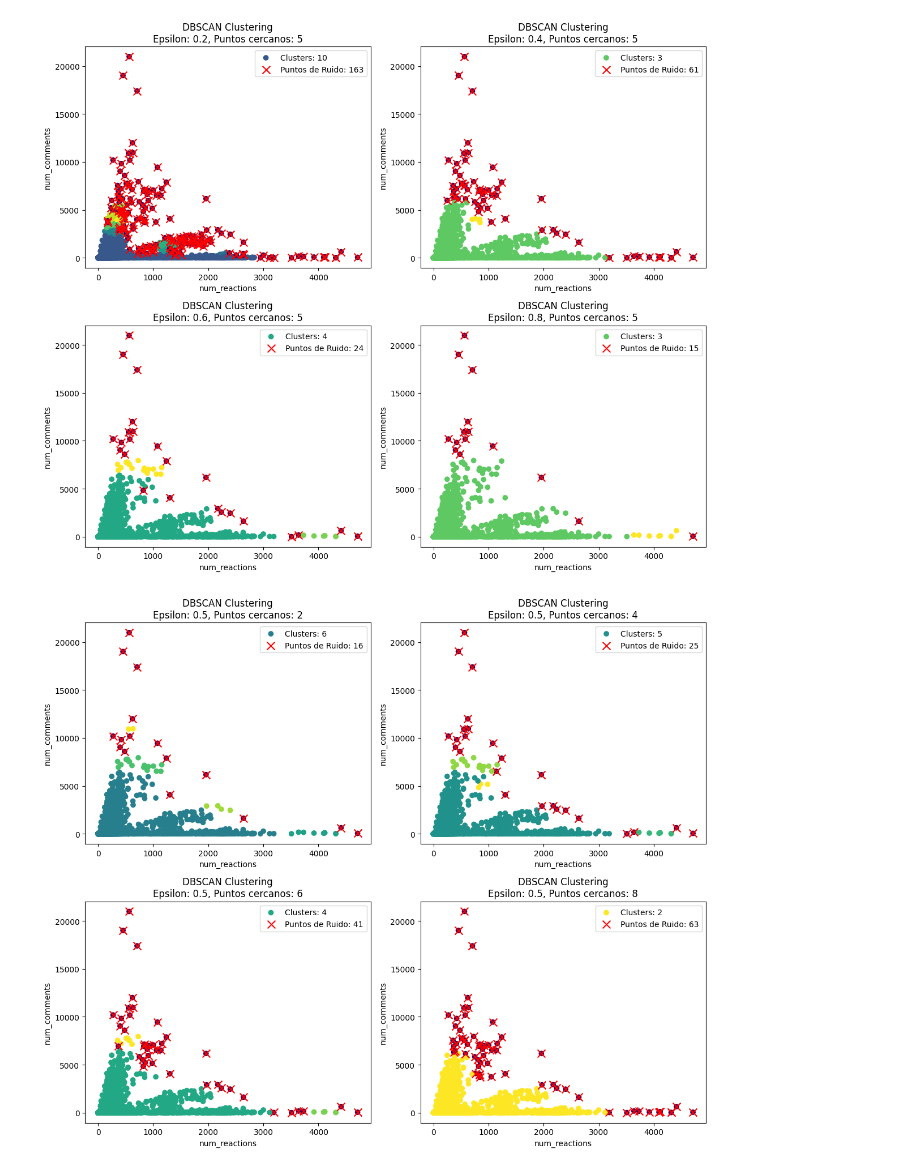
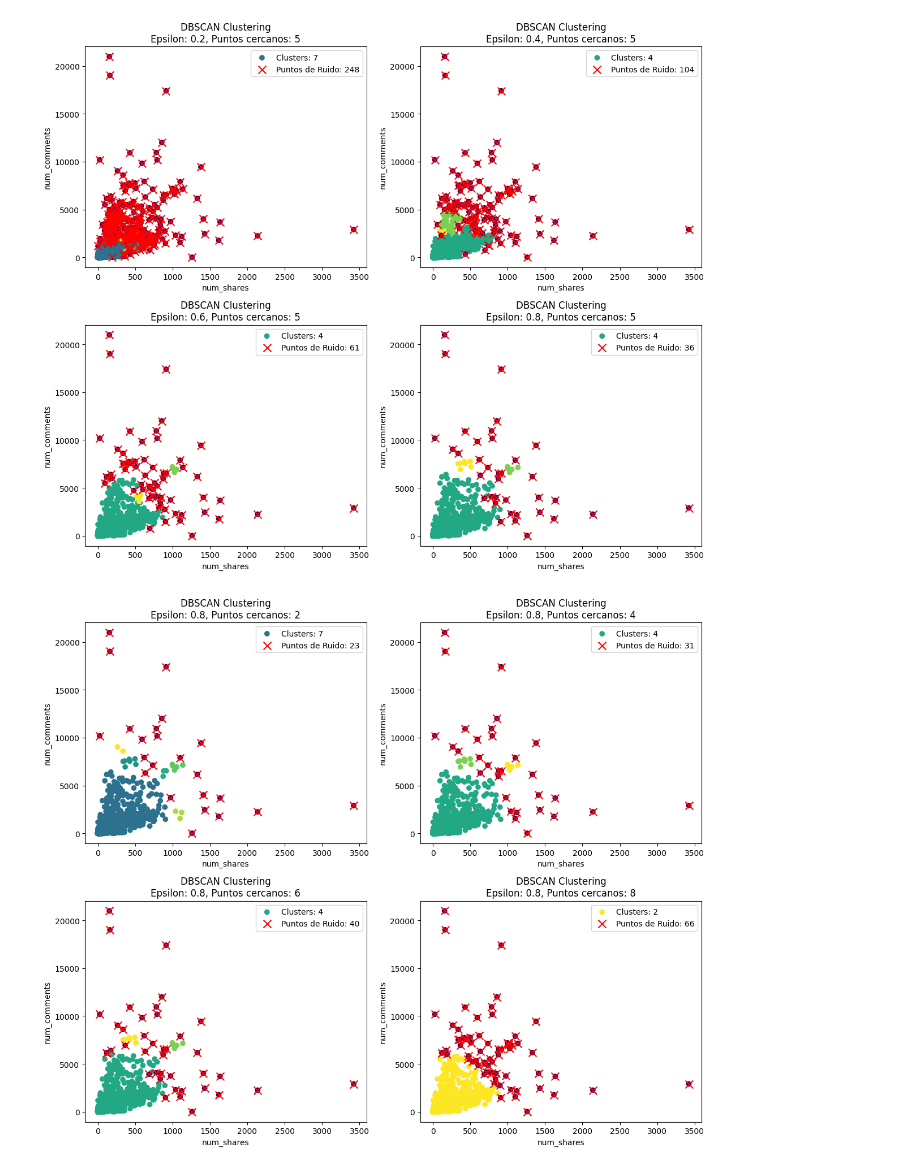
Before and after one commit to DiegoCastr00/Machine_Learning, a Jupyter notebook: Practica_2/DBSCAN.ipynb, the cells around one changed output. Drawn from its saved outputs; the diff is of its cells as text; code cells hidden in the pictures.

```diff
--- a/Practica_2/DBSCAN.ipynb
+++ b/Practica_2/DBSCAN.ipynb
@@ -32,35 +32,35 @@ def dbscan_epsilon(archivo_csv, columnas, epsilon_values, min_samples):
             if etiquetas[punto] == -1 or etiquetas[punto] == -2:
                 etiquetas[punto] = cluster_id
             i += 1
     data = pd.read_csv(archivo_csv)
     fig, axs = plt.subplots(2, 2, figsize=(12, 10))
     axs = axs.ravel()
     for idx, epsilon in enumerate(epsilon_values):
         X = data[columnas].values
         mean = np.mean(X, axis=0)
         std = np.std(X, axis=0)
         X_scaled = (X - mean) / std
         dbscan_labels = dbscan(X_scaled, epsilon, min_samples)
         data['DBSCAN_Labels'] = dbscan_labels
         num_clusters = len(set(dbscan_labels)) - (1 if -1 in dbscan_labels else 0)
         num_noise_points = list(dbscan_labels).count(-2)  # Puntos de ruido
         noise_points = data[data['DBSCAN_Labels'] == -2]
         axs[idx].scatter(data[columnas[0]], data[columnas[1]], c=dbscan_labels, cmap='viridis', label=f'Clusters: {num_clusters}')
         axs[idx].scatter(noise_points[columnas[0]], noise_points[columnas[1]], c='red', marker='x', s=100, label=f'Puntos de Ruido: {num_noise_points}')
         axs[idx].set_xlabel(columnas[0])
         axs[idx].set_ylabel(columnas[1])
         axs[idx].set_title(f'DBSCAN Clustering\nEpsilon: {epsilon}, Puntos cercanos: {min_samples}')
         axs[idx].legend()
     plt.tight_layout()
     plt.show()
 
 archivo_csv = 'live.csv'
-columnas_seleccionadas = ['num_reactions', 'num_comments']
+columnas_seleccionadas = ['num_shares', 'num_comments']
 epsilon_values = [0.2, 0.4, 0.6, 0.8]
 min_samples = 5
 dbscan_epsilon(archivo_csv, columnas_seleccionadas, epsilon_values, min_samples)
 # %% [output]
-[figure, old version]
+[figure, new version]
 # %%
 def dbscan_samples(archivo_csv, columnas, epsilon, min_samples_values):
     def dbscan(datos, epsilon, min_pts):
@@ -115,9 +115,9 @@ def dbscan_samples(archivo_csv, columnas, epsilon, min_samples_values):
     plt.show()
 
 archivo_csv = 'live.csv'
-columnas_seleccionadas = ['num_reactions', 'num_comments']
-epsilon = 0.5
+columnas_seleccionadas = ['num_shares', 'num_comments']
+epsilon = 0.8
 min_samples_values = [2, 4, 6, 8]
 dbscan_samples(archivo_csv, columnas_seleccionadas, epsilon, min_samples_values)
 # %% [output]
-[figure, old version]
+[figure, new version]
```
Also changed, not shown: 2 other files.
